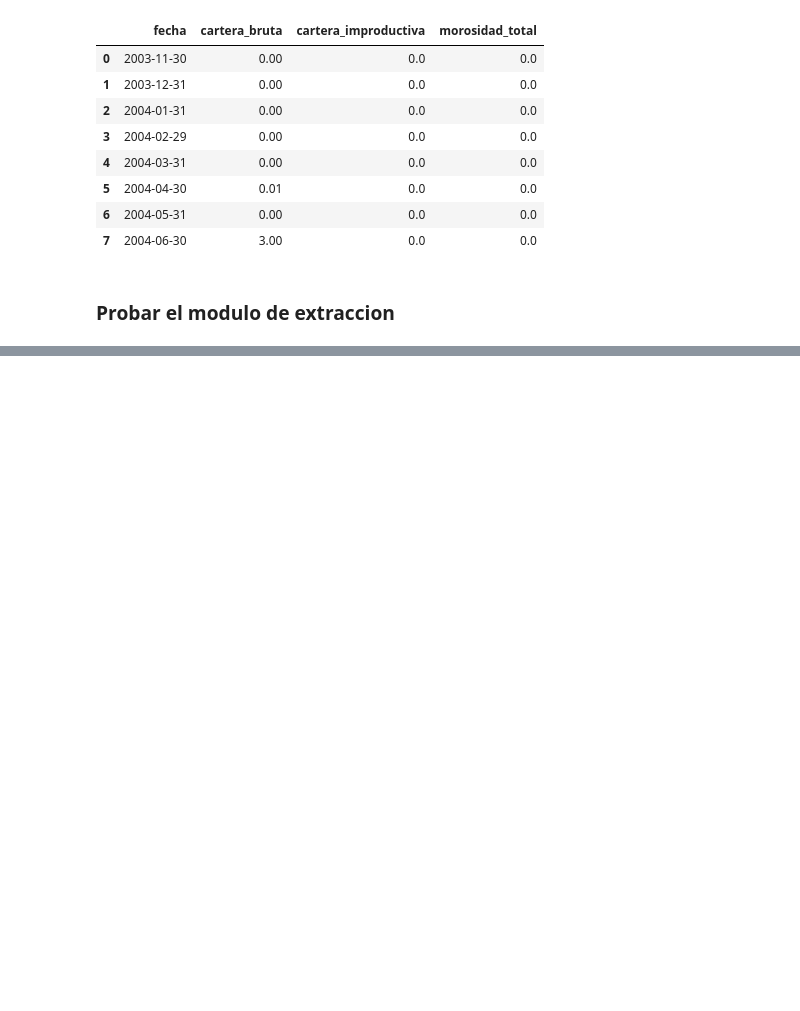
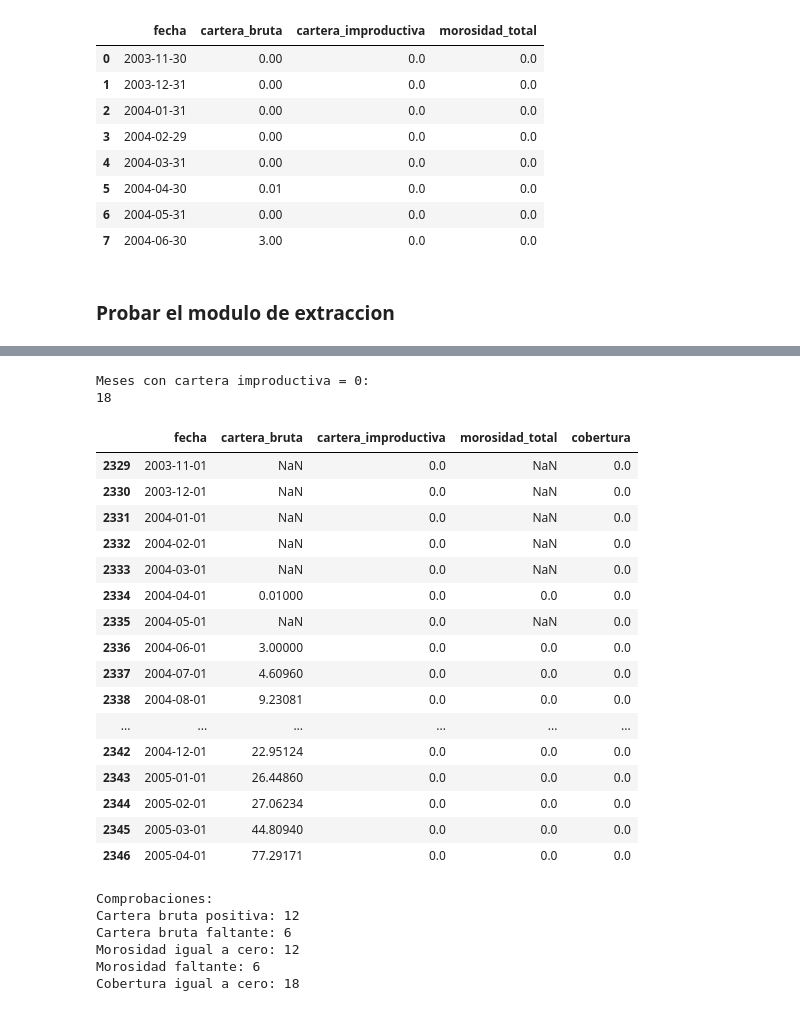
Before and after one commit to tavomx45/audit-ecuador-banking-data, a Jupyter notebook: notebooks/validacion_datos.ipynb, the cells around one changed output, grey strips where cells are left out. Drawn from its saved outputs; the diff is of its cells as text; code cells hidden in the pictures; blank space fills up the shorter version.

Commit message:
Complete historical bank panel extraction and financial validation

```diff
--- a/notebooks/validacion_datos.ipynb
+++ b/notebooks/validacion_datos.ipynb
@@ -1573,0 +1694,76 @@ print("Archivos guardados correctamente.")
+# %%
+# Seleccionar Delbank
+delbank = panel_bancario.loc[
+    panel_bancario["banco"] == "BP DELBANK"
+].copy()
+
+# Seleccionar meses con cartera improductiva igual a cero
+delbank_ceros = delbank.loc[
+    delbank["cartera_improductiva"] == 0,
+    [
+        "fecha",
+        "cartera_bruta",
+        "cartera_improductiva",
+        "morosidad_total",
+        "cobertura"
+    ]
+]
+
+print("Meses con cartera improductiva = 0:")
+print(len(delbank_ceros))
+
+display(delbank_ceros)
+
+# Comprobar consistencia
+print("\nComprobaciones:")
+
+print(
+    "Cartera bruta positiva:",
+    (delbank_ceros["cartera_bruta"] > 0).sum()
+)
+
+print(
+    "Cartera bruta faltante:",
+    delbank_ceros["cartera_bruta"].isna().sum()
+)
+
+print(
+    "Morosidad igual a cero:",
+    (delbank_ceros["morosidad_total"] == 0).sum()
+)
+
+print(
+    "Morosidad faltante:",
+    delbank_ceros["morosidad_total"].isna().sum()
+)
+
+print(
+    "Cobertura igual a cero:",
+    (delbank_ceros["cobertura"] == 0).sum()
+)
+# %% [output]
+Meses con cartera improductiva = 0:
+18
+|  | fecha | cartera_bruta | cartera_improductiva | morosidad_total | cobertura |
+| 2329 | 2003-11-01 | NaN | 0.0 | NaN | 0.0 |
+| 2330 | 2003-12-01 | NaN | 0.0 | NaN | 0.0 |
+| 2331 | 2004-01-01 | NaN | 0.0 | NaN | 0.0 |
+| 2332 | 2004-02-01 | NaN | 0.0 | NaN | 0.0 |
+| 2333 | 2004-03-01 | NaN | 0.0 | NaN | 0.0 |
+| 2334 | 2004-04-01 | 0.01000 | 0.0 | 0.0 | 0.0 |
+| 2335 | 2004-05-01 | NaN | 0.0 | NaN | 0.0 |
+| 2336 | 2004-06-01 | 3.00000 | 0.0 | 0.0 | 0.0 |
+| 2337 | 2004-07-01 | 4.60960 | 0.0 | 0.0 | 0.0 |
+| 2338 | 2004-08-01 | 9.23081 | 0.0 | 0.0 | 0.0 |
+| ... | ... | ... | ... | ... | ... |
+| 2342 | 2004-12-01 | 22.95124 | 0.0 | 0.0 | 0.0 |
+| 2343 | 2005-01-01 | 26.44860 | 0.0 | 0.0 | 0.0 |
+| 2344 | 2005-02-01 | 27.06234 | 0.0 | 0.0 | 0.0 |
+| 2345 | 2005-03-01 | 44.80940 | 0.0 | 0.0 | 0.0 |
+| 2346 | 2005-04-01 | 77.29171 | 0.0 | 0.0 | 0.0 |
+Comprobaciones:
+Cartera bruta positiva: 12
+Cartera bruta faltante: 6
+Morosidad igual a cero: 12
+Morosidad faltante: 6
+Cobertura igual a cero: 18
```
Also changed, not shown: parts of 7 cells of this notebook, 1 other file.
